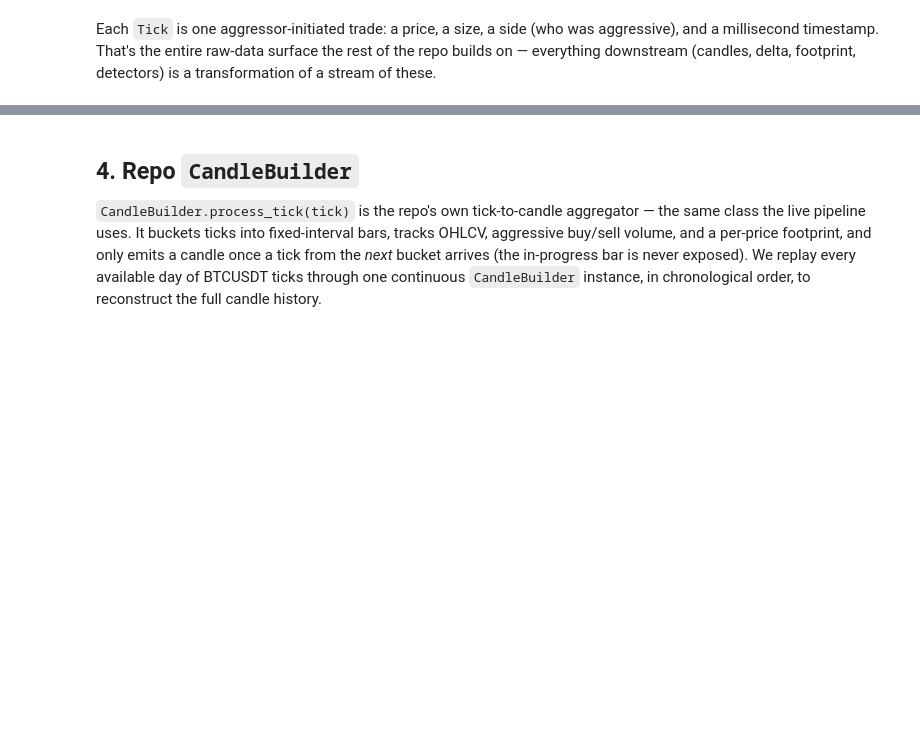
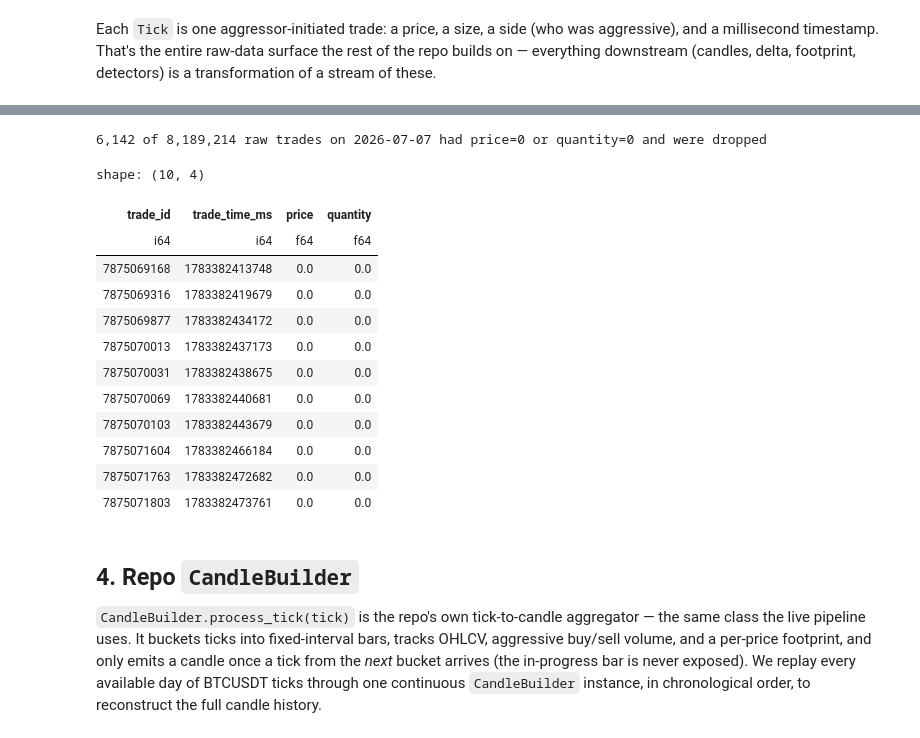
Before and after one commit to engr-bobet-14/orderflow-analysis-pro, a Jupyter notebook: notebook/01_orderflow_trading_strategy [baseline].ipynb, the cells around one changed output, grey strips where cells are left out. Saved outputs shown, nothing was run; the diff lists cells and outputs as text; code cells hidden in the pictures; blank space fills up the shorter version.

```diff
--- a/notebook/01_orderflow_trading_strategy [baseline].ipynb
+++ b/notebook/01_orderflow_trading_strategy [baseline].ipynb
@@ -120,3 +135,36 @@ Each `Tick` is one aggressor-initiated trade: a price, a size, a side (who was a
+# %%
+_demo_raw_lf = scan_day_trades(DATA_ROOT, SYMBOL, dt.date(2026, 7, 7))
+_demo_valid_lf, _demo_omitted_lf = split_valid_trades(_demo_raw_lf)
+
+demo_omitted = _demo_omitted_lf.select(
+    "trade_id", "trade_time_ms", "price", "quantity"
+).collect()
+demo_valid_n = _demo_valid_lf.select(pl.len().alias("n")).collect()["n"][0]
+demo_total = _demo_raw_lf.select(pl.len().alias("n")).collect()["n"][0]
+assert demo_valid_n + demo_omitted.height == demo_total, (
+    "row(s) matched neither valid nor omitted -- likely a null price/quantity"
+)
+
+print(
+    f"{demo_omitted.height:,} of {demo_total:,} raw trades on 2026-07-07 "
+    f"had price=0 or quantity=0 and were dropped"
+)
+demo_omitted.head(10)
+# %% [output]
+6,142 of 8,189,214 raw trades on 2026-07-07 had price=0 or quantity=0 and were dropped
+shape: (10, 4)
+| trade_id | trade_time_ms | price | quantity |
+| i64 | i64 | f64 | f64 |
+| 7875069168 | 1783382413748 | 0.0 | 0.0 |
+| 7875069316 | 1783382419679 | 0.0 | 0.0 |
+| 7875069877 | 1783382434172 | 0.0 | 0.0 |
+| 7875070013 | 1783382437173 | 0.0 | 0.0 |
+| 7875070031 | 1783382438675 | 0.0 | 0.0 |
+| 7875070069 | 1783382440681 | 0.0 | 0.0 |
+| 7875070103 | 1783382443679 | 0.0 | 0.0 |
+| 7875071604 | 1783382466184 | 0.0 | 0.0 |
+| 7875071763 | 1783382472682 | 0.0 | 0.0 |
+| 7875071803 | 1783382473761 | 0.0 | 0.0 |
 # %% [markdown]
 ## 4. Repo `CandleBuilder`
 
```
Also changed, not shown: parts of 15 cells of this notebook, 1 other file.
